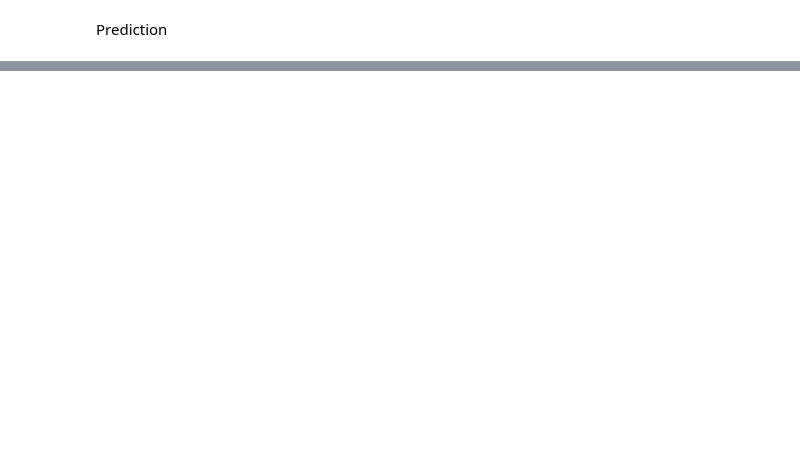
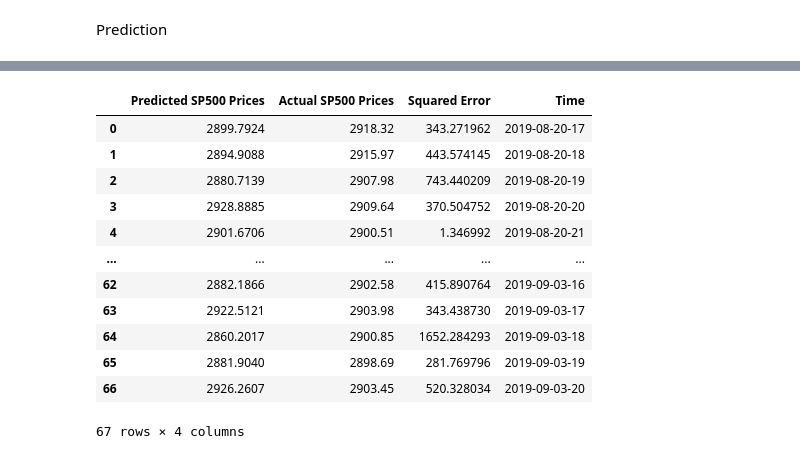
Before and after one commit to Megaexoplanet/Sentiment-Analysis-of-Tweets-to-Predict-Stock-Market, a Jupyter notebook: PThree.ipynb, the cells around one changed output, grey strips where cells are left out. Drawn from its saved outputs; the diff is of its cells as text; code cells hidden in the pictures; blank space fills up the shorter version.

```diff
--- a/PThree.ipynb
+++ b/PThree.ipynb
@@ -689,3 +1046,6 @@ import matplotlib.pyplot as plt
+# %%
+prediction, bias, contributions = ti.predict(rf, numpy_df_test)
 # %%
 idx=np.arange(int(test_start_index),int(test_end_index))
-predictions_df_ = pd.DataFrame(data=prediction[0:], index = idx, columns=['SP500 CLOSE'])
+predictions_df = pd.DataFrame(data=prediction[0:], index = idx, columns=['SP500 CLOSE'])
+predictions_df.rename(columns={'SP500 CLOSE':'predicted_price'}, inplace=True)
@@ -710,0 +1052,8 @@ NotFittedError: This MLPClassifier instance is not fitted yet. Call 'fit' with a
+# %%
+n = np.size(test['SP500 CLOSE'])
+error = []
+for x in range(n):
+    err = predictions_df['predicted_price'].tolist()[x] - test['SP500 CLOSE'].tolist()[x]
+    error.append(err*err)
+mean_squared_error = np.mean(error)
+mean_squared_error
@@ -710,0 +1066,9 @@ NotFittedError: This MLPClassifier instance is not fitted yet. Call 'fit' with a
+# %%
+predicted_vs_actual = []
+n = np.size(test['SP500 CLOSE'])
+for x in range(n):
+    new_row = []
+    new_row.append(predictions_df['predicted_price'].tolist()[x])
+    new_row.append(test['SP500 CLOSE'].tolist()[x])
+    new_row.append(predictions_df['predicted_price'].tolist()[x] - test['SP500 CLOSE'].tolist()[x])
+    predicted_vs_actual.append(new_row)
@@ -710,0 +1144,25 @@ NotFittedError: This MLPClassifier instance is not fitted yet. Call 'fit' with a
+# %%
+# Create dataframe for random forest, hourly
+predicted = predictions_df['predicted_price'].tolist()
+actual = test['SP500 CLOSE'].tolist()
+squared_error = []
+for x in range(len(predicted)):
+    squared_error.append((predicted[x] - actual[x])*(predicted[x] - actual[x]))
+times = hourly_result['day_hour'].tolist()[int(test_start_index):]
+hourly_rf_df = pd.DataFrame({'Predicted SP500 Prices': predicted, 'Actual SP500 Prices': actual, 'Squared Error': squared_error, 'Time': times})
+hourly_rf_df.to_csv(r"C:\Users\Owner\Desktop\Projects\hourly_rf_df.csv", header=True)
+hourly_rf_df
+# %% [output]
+|  | Predicted SP500 Prices | Actual SP500 Prices | Squared Error | Time |
+| 0 | 2899.7924 | 2918.32 | 343.271962 | 2019-08-20-17 |
+| 1 | 2894.9088 | 2915.97 | 443.574145 | 2019-08-20-18 |
+| 2 | 2880.7139 | 2907.98 | 743.440209 | 2019-08-20-19 |
+| 3 | 2928.8885 | 2909.64 | 370.504752 | 2019-08-20-20 |
+| 4 | 2901.6706 | 2900.51 | 1.346992 | 2019-08-20-21 |
+| ... | ... | ... | ... | ... |
+| 62 | 2882.1866 | 2902.58 | 415.890764 | 2019-09-03-16 |
+| 63 | 2922.5121 | 2903.98 | 343.438730 | 2019-09-03-17 |
+| 64 | 2860.2017 | 2900.85 | 1652.284293 | 2019-09-03-18 |
+| 65 | 2881.9040 | 2898.69 | 281.769796 | 2019-09-03-19 |
+| 66 | 2926.2607 | 2903.45 | 520.328034 | 2019-09-03-20 |
+67 rows × 4 columns
```
Also changed, not shown: parts of 79 cells of this notebook.
